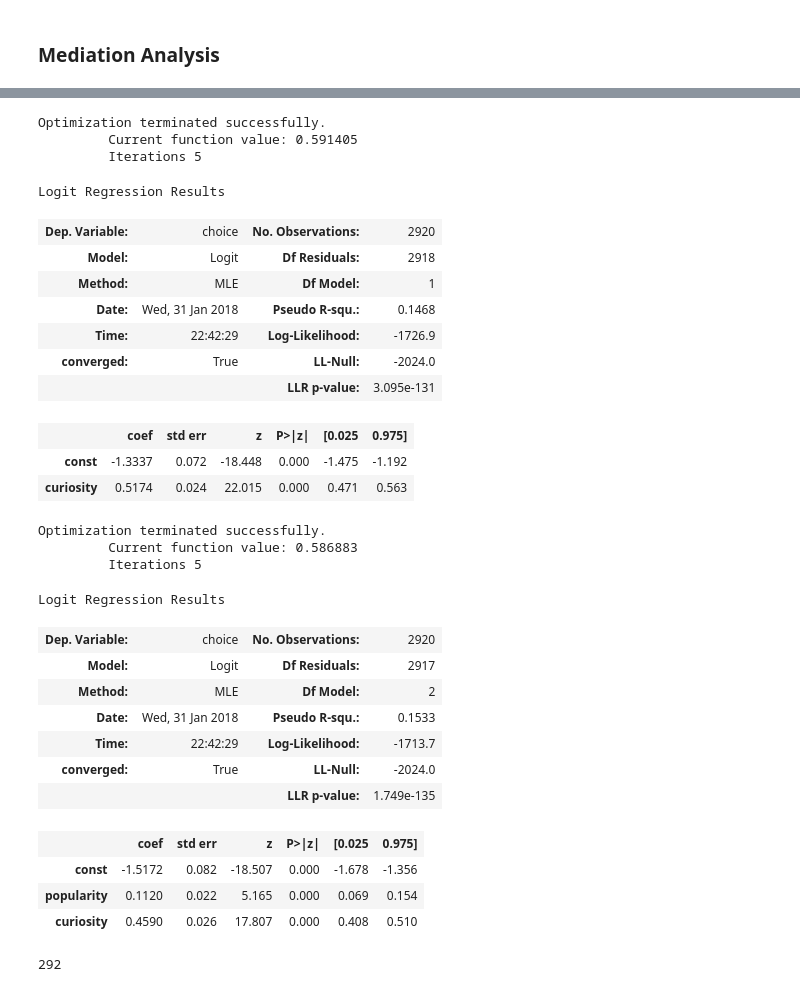
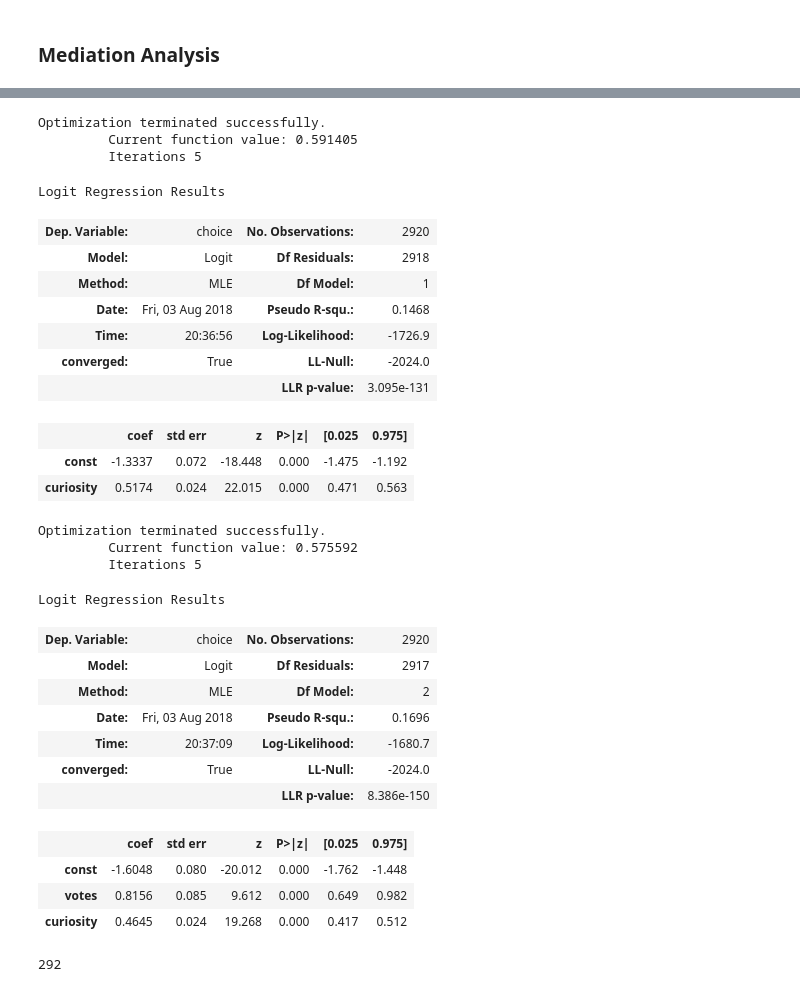
Before and after one commit to hermish/concepts-research, a Jupyter notebook: analysis/5-cogsci-paper/1-experiment-one.ipynb, the cells around one changed output, grey strips where cells are left out. Saved outputs shown, nothing was run; the diff lists cells and outputs as text; code cells hidden in the pictures.

```diff
--- a/analysis/5-cogsci-paper/1-experiment-one.ipynb
+++ b/analysis/5-cogsci-paper/1-experiment-one.ipynb
@@ -214,6 +214,6 @@ new_data.head()
 # %%
 # Popularity
-X = new_data['popularity']
+X = new_data['votes']
 y = new_data['choice']
 X = sm.add_constant(X)
 
@@ -252,8 +252,8 @@ Logit Regression Results
 | Dep. Variable: | choice | No. Observations: | 2920 |
 | Model: | Logit | Df Residuals: | 2918 |
 | Method: | MLE | Df Model: | 1 |
-| Date: | Wed, 31 Jan 2018 | Pseudo R-squ.: | 0.1468 |
-| Time: | 22:42:29 | Log-Likelihood: | -1726.9 |
+| Date: | Fri, 03 Aug 2018 | Pseudo R-squ.: | 0.1468 |
+| Time: | 20:36:56 | Log-Likelihood: | -1726.9 |
 | converged: | True | LL-Null: | -2024.0 |
 |  |  | LLR p-value: | 3.095e-131 |
 |  | coef | std err | z | P>|z| | [0.025 | 0.975] |
@@ -261,29 +261,29 @@ Logit Regression Results
 | curiosity | 0.5174 | 0.024 | 22.015 | 0.000 | 0.471 | 0.563 |
 # %%
 # Both
-X = new_data[['popularity', 'curiosity']]
+X = new_data[['votes', 'curiosity']]
 y = new_data['choice']
 X = sm.add_constant(X)
 
 logit_model = sm.Logit(y, X)
 results = logit_model.fit()
 results.summary()
 # %% [output]
 Optimization terminated successfully.
-         Current function value: 0.586883
+         Current function value: 0.575592
          Iterations 5
 Logit Regression Results
 | Dep. Variable: | choice | No. Observations: | 2920 |
 | Model: | Logit | Df Residuals: | 2917 |
 | Method: | MLE | Df Model: | 2 |
-| Date: | Wed, 31 Jan 2018 | Pseudo R-squ.: | 0.1533 |
-| Time: | 22:42:29 | Log-Likelihood: | -1713.7 |
+| Date: | Fri, 03 Aug 2018 | Pseudo R-squ.: | 0.1696 |
+| Time: | 20:37:09 | Log-Likelihood: | -1680.7 |
 | converged: | True | LL-Null: | -2024.0 |
-|  |  | LLR p-value: | 1.749e-135 |
+|  |  | LLR p-value: | 8.386e-150 |
 |  | coef | std err | z | P>|z| | [0.025 | 0.975] |
-| const | -1.5172 | 0.082 | -18.507 | 0.000 | -1.678 | -1.356 |
-| popularity | 0.1120 | 0.022 | 5.165 | 0.000 | 0.069 | 0.154 |
-| curiosity | 0.4590 | 0.026 | 17.807 | 0.000 | 0.408 | 0.510 |
+| const | -1.6048 | 0.080 | -20.012 | 0.000 | -1.762 | -1.448 |
+| votes | 0.8156 | 0.085 | 9.612 | 0.000 | 0.649 | 0.982 |
+| curiosity | 0.4645 | 0.024 | 19.268 | 0.000 | 0.417 | 0.512 |
 # %%
 sample_size
 # %% [output]
```
Also changed, not shown: parts of 7 cells of this notebook, 46 other files.
